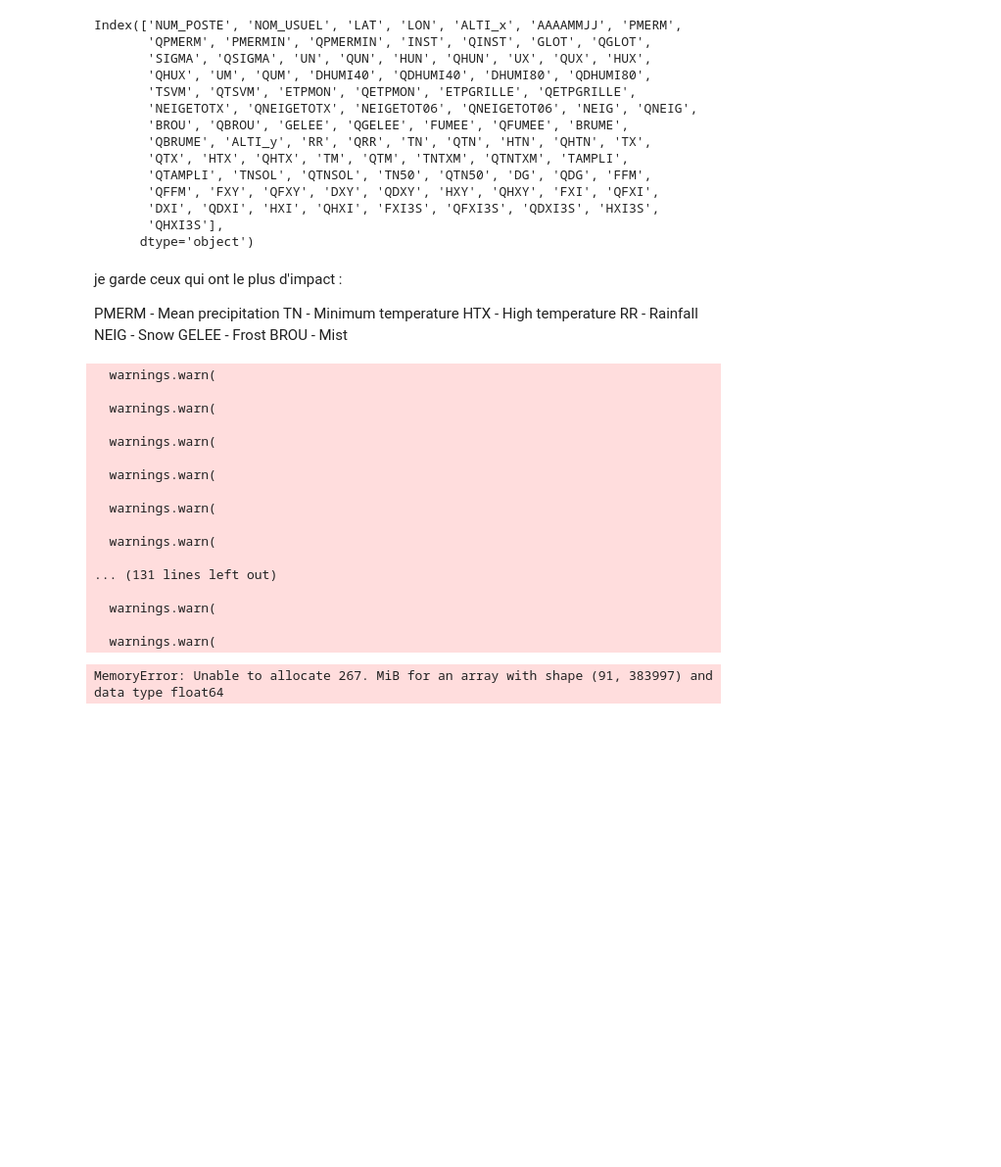
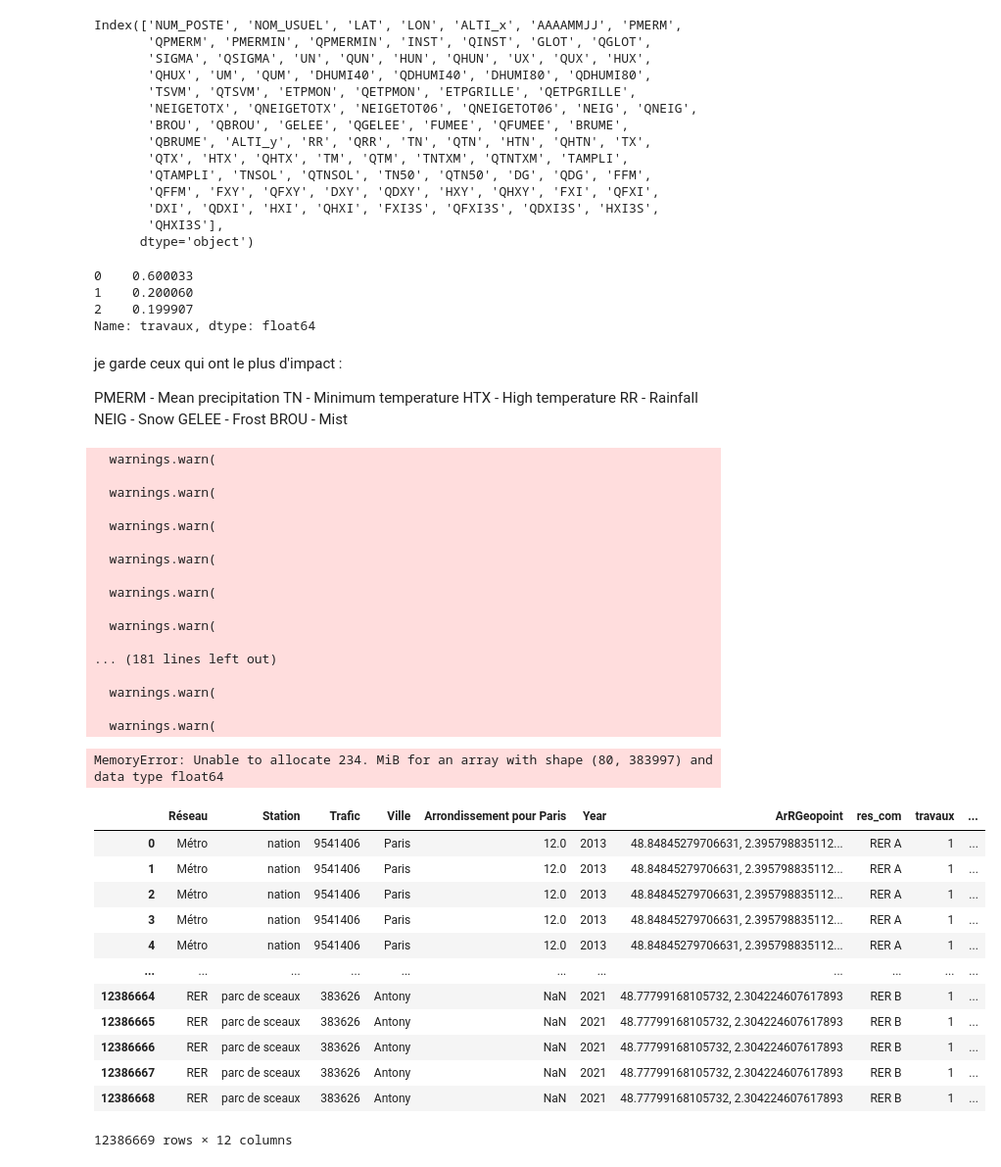
Before and after one commit to YannSko/Transport_App, a Jupyter notebook: ML_module/data_model/model_2.ipynb, the cells around one changed output. Shown at 98% size. Saved outputs shown, nothing was run; the diff lists cells and outputs as text; code cells hidden in the pictures; blank space fills up the shorter version.

```diff
--- a/ML_module/data_model/model_2.ipynb
+++ b/ML_module/data_model/model_2.ipynb
@@ -732,6 +682,20 @@ Index(['NUM_POSTE', 'NOM_USUEL', 'LAT', 'LON', 'ALTI_x', 'AAAAMMJJ', 'PMERM',
        'DXI', 'QDXI', 'HXI', 'QHXI', 'FXI3S', 'QFXI3S', 'QDXI3S', 'HXI3S',
        'QHXI3S'],
       dtype='object')
+# %%
+# Ajouter des valeurs à la colonne 'travaux' avec les proportions spécifiées
+proportions_travaux = [0.6, 0.2, 0.2]
+travaux_values = [0, 1, 2]
+
+df['travaux'] = np.random.choice(travaux_values, size=len(df), p=proportions_travaux)
+
+# Vérifier la distribution des valeurs dans la colonne 'travaux'
+print(df['travaux'].value_counts(normalize=True))
+# %% [output]
+0    0.600033
+1    0.200060
+2    0.199907
+Name: travaux, dtype: float64
 # %% [markdown]
 je garde ceux qui ont le plus d'impact :
 
@@ -757,22 +721,36 @@ def process_chunk(chunk):
     gdf_chunk = gpd.GeoDataFrame(chunk, geometry='geometry')
     return gdf_chunk
 
-# List to hold the results
-gdf_chunks = []
+# Function to read and process chunks of the main CSV file
+def read_and_process_chunks(file_path, chunk_size=10000):
+    gdf_chunks = []
+    for chunk in pd.read_csv(file_path, chunksize=chunk_size, dtype={
+        'Réseau': 'category', 'Station': 'category', 'Trafic': 'float32',
+        'Ville': 'category', 'Arrondissement pour Paris': 'category',
+        'Year': 'int16', 'ArRGeopoint': 'object', 'res_com': 'category',
+        'travaux': 'category', 'JOUR': 'category', 'LIBELLE_ARRET': 'category',
+        'NB_VALD': 'float32'}):  # Change to float32 to avoid conversion issues
+        gdf_chunk = process_chunk(chunk)
+        gdf_chunks.append(gdf_chunk)
+        gc.collect()  # Explicitly trigger garbage collection
+    return gdf_chunks
 
-# Read the CSV in chunks
-chunk_size = 10000 # Adjust this based on your memory capacity
-for chunk in pd.read_csv('df_nb_valid_trav_res.csv', chunksize=chunk_size):
-    gdf_chunk = process_chunk(chunk)
-    gdf_chunks.append(gdf_chunk)
-    gc.collect()  # Explicitly trigger garbage collection
+# Read the CSV in chunks and process
+gdf_chunks = read_and_process_chunks('df_nb_valid_trav_res.csv')
 
 # Concatenate all chunks into a single GeoDataFrame
 gdf_merged = pd.concat(gdf_chunks, ignore_index=True)
+del gdf_chunks  # Free up memory
 
-weather_df = pd.read_csv('./all_weather/2023-2024-weather_cleaned.csv')  # Assuming weather data is also in a CSV file
+# Read and process the weather data
+weather_df = pd.read_csv('./all_weather/2023-2024-weather_cleaned.csv', dtype={
+    'LON': 'float32', 'LAT': 'float32', 'PMERM': 'float32', 'TX': 'float32',
+    'HTX': 'float32', 'RR': 'float32', 'NEIG': 'category', 'GELEE': 'category',
+    'BROU': 'category'})
+
 weather_df['geometry'] = weather_df.apply(lambda row: Point(row['LON'], row['LAT']), axis=1)
 gdf_weather = gpd.GeoDataFrame(weather_df, geometry='geometry')
+del weather_df  # Free up memory
 
 # Ensure both GeoDataFrames use the same CRS
 gdf_merged.set_crs(epsg=4326, inplace=True)
@@ -791,15 +769,15 @@ results = []
 for chunk in chunks:
     joined_chunk = gpd.sjoin_nearest(chunk, gdf_weather, how='left', distance_col='dist')
     results.append(joined_chunk)
+    del joined_chunk  # Free up memory
     gc.collect()  # Explicitly trigger garbage collection
 
 # Concatenate all chunks into a single GeoDataFrame
 final_gdf = pd.concat(results, ignore_index=True)
+del results  # Free up memory
 
 # Select relevant columns from the weather DataFrame to merge
-weather_columns = [
-    'PMERM', 'TX', 'HTX', 'RR', 'NEIG', 'GELEE', 'BROU'
-]
+weather_columns = ['PMERM', 'TX', 'HTX', 'RR', 'NEIG', 'GELEE', 'BROU']
 
 # Include weather columns in the final DataFrame
 columns_to_keep = ['Réseau', 'Station', 'Trafic', 'Ville', 'Arrondissement pour Paris', 'Year',
@@ -825,9 +803,26 @@ print(f"The DataFrame has been merged and saved to {output_file_path}")
 
   warnings.warn(
 
-... (131 lines left out)
+... (181 lines left out)
 
   warnings.warn(
 
   warnings.warn(
-MemoryError: Unable to allocate 267. MiB for an array with shape (91, 383997) and data type float64
+MemoryError: Unable to allocate 234. MiB for an array with shape (80, 383997) and data type float64
+# %%
+df = pd.read_csv('df_nb_valid_trav_res.csv')
+df
+# %% [output]
+|  | Réseau | Station | Trafic | Ville | Arrondissement pour Paris | Year | ArRGeopoint | res_com | travaux | ... |
+| 0 | Métro | nation | 9541406 | Paris | 12.0 | 2013 | 48.84845279706631, 2.395798835112... | RER A | 1 | ... |
+| 1 | Métro | nation | 9541406 | Paris | 12.0 | 2013 | 48.84845279706631, 2.395798835112... | RER A | 1 | ... |
+| 2 | Métro | nation | 9541406 | Paris | 12.0 | 2013 | 48.84845279706631, 2.395798835112... | RER A | 1 | ... |
+| 3 | Métro | nation | 9541406 | Paris | 12.0 | 2013 | 48.84845279706631, 2.395798835112... | RER A | 1 | ... |
+| 4 | Métro | nation | 9541406 | Paris | 12.0 | 2013 | 48.84845279706631, 2.395798835112... | RER A | 1 | ... |
+| ... | ... | ... | ... | ... | ... | ... | ... | ... | ... | ... |
+| 12386664 | RER | parc de sceaux | 383626 | Antony | NaN | 2021 | 48.77799168105732, 2.304224607617893 | RER B | 1 | ... |
+| 12386665 | RER | parc de sceaux | 383626 | Antony | NaN | 2021 | 48.77799168105732, 2.304224607617893 | RER B | 1 | ... |
+| 12386666 | RER | parc de sceaux | 383626 | Antony | NaN | 2021 | 48.77799168105732, 2.304224607617893 | RER B | 1 | ... |
+| 12386667 | RER | parc de sceaux | 383626 | Antony | NaN | 2021 | 48.77799168105732, 2.304224607617893 | RER B | 1 | ... |
+| 12386668 | RER | parc de sceaux | 383626 | Antony | NaN | 2021 | 48.77799168105732, 2.304224607617893 | RER B | 1 | ... |
+12386669 rows × 12 columns
```
Also changed, not shown: parts of 27 cells of this notebook.
